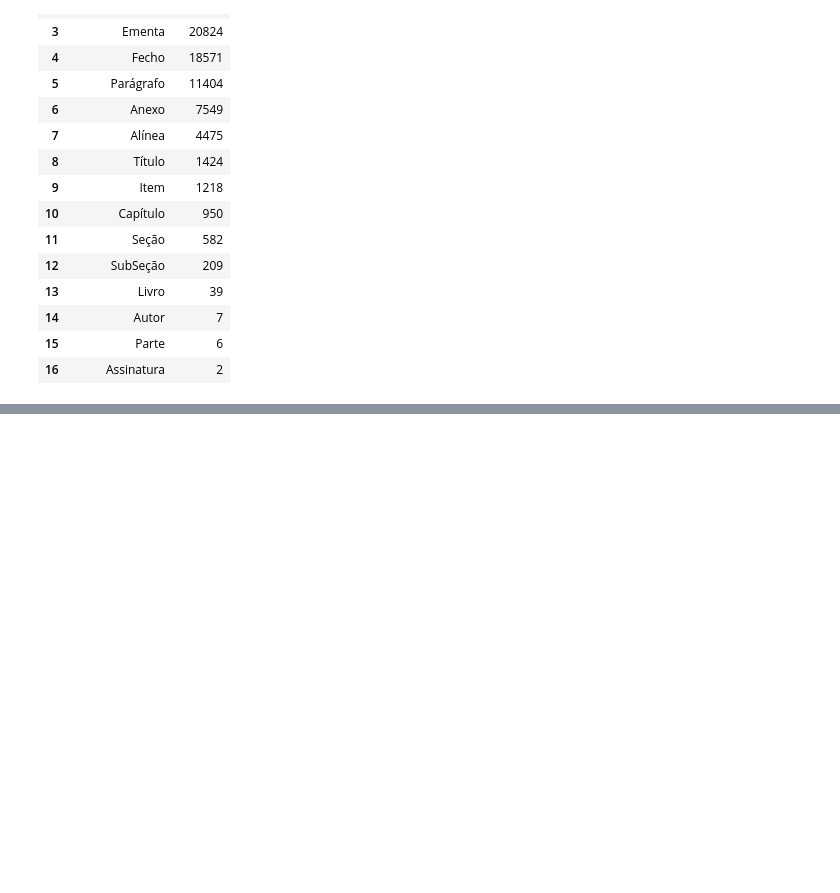
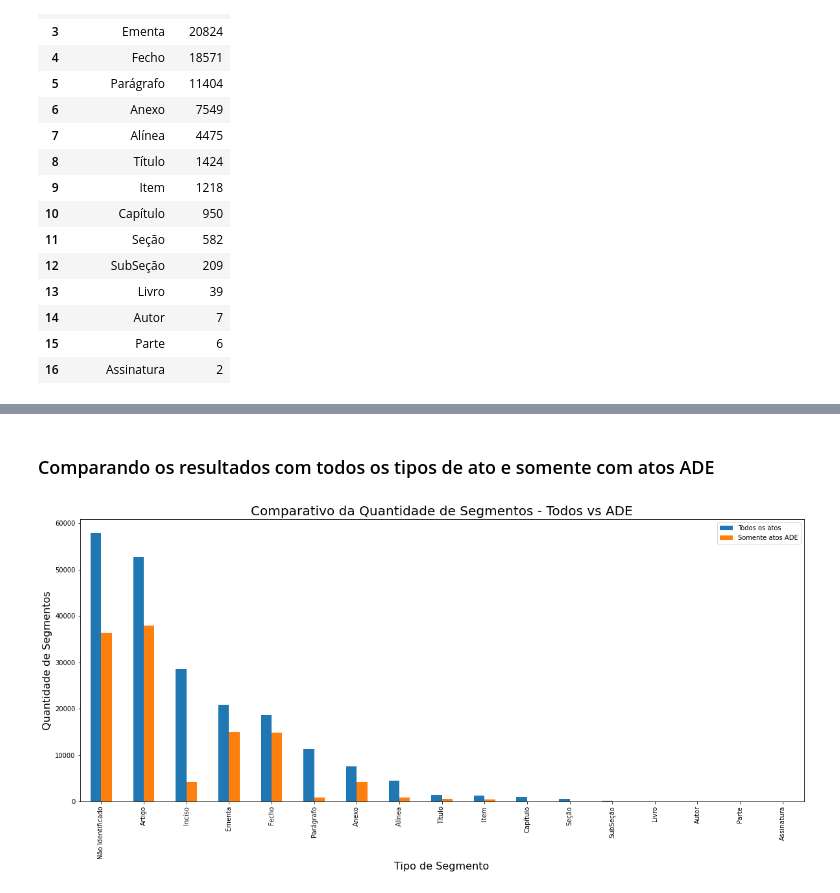
Before and after one commit to correialc/saan, a Jupyter notebook: analise-exploratoria.ipynb, the cells around one changed output, grey strips where cells are left out. Saved outputs shown, nothing was run; the diff lists cells and outputs as text; code cells hidden in the pictures; blank space fills up the shorter version.

```diff
--- a/analise-exploratoria.ipynb
+++ b/analise-exploratoria.ipynb
@@ -126,0 +165,14 @@ plt.show()
+# %% [markdown]
+### Comparando os resultados com todos os tipos de ato e somente com atos ADE
+# %%
+df_seg_cons = qtd_seg_tipo.merge(qtd_seg_tipo_ade, how='left', on='tipo_seg')
+df_seg_cons.columns = ['tipo_seg', 'qtd_seg', 'qtd_seg_ade']
+# %%
+ax = df_seg_cons.plot(kind='bar', x='tipo_seg', figsize=(20,8))
+ax.set_title('Comparativo da Quantidade de Segmentos - Todos vs ADE', fontsize=20)
+ax.set_ylabel('Quantidade de Segmentos', fontsize=16)
+ax.set_xlabel('Tipo de Segmento', fontsize=16)
+ax.legend(['Todos os atos', 'Somente atos ADE'])
+plt.show()
+# %% [output]
+[figure, added]
```
Also changed, not shown: parts of 21 cells of this notebook.
